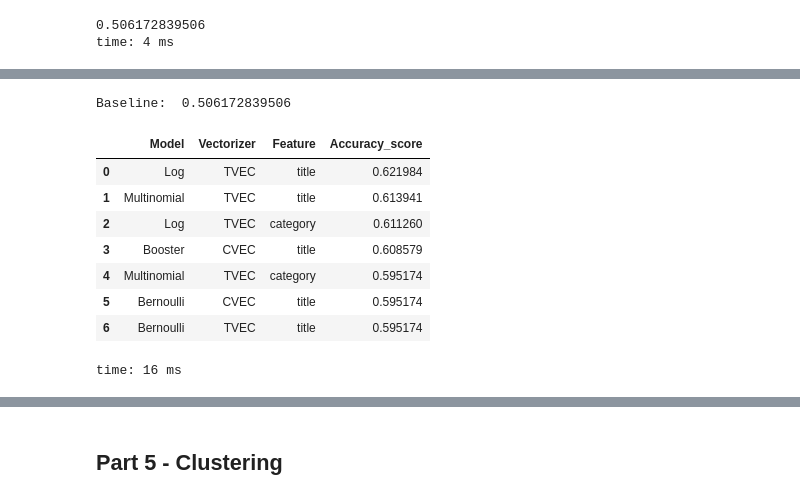
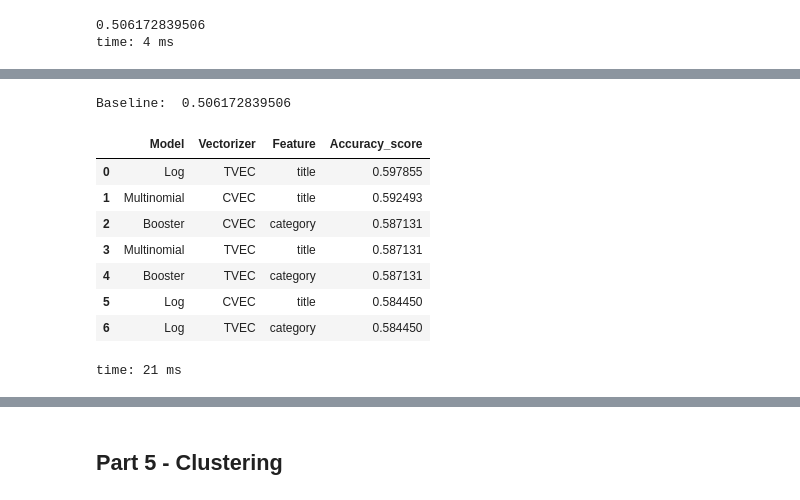
Before and after one commit to chrisk447/Capstone-GA, a Jupyter notebook: StockX Notebook.ipynb, the cells around one changed output, grey strips where cells are left out. Drawn from its saved outputs; the diff is of its cells as text; code cells hidden in the pictures.

```diff
--- a/StockX Notebook.ipynb
+++ b/StockX Notebook.ipynb
@@ -421,12 +418,11 @@ time: 8 ms
 # %%
 # Going to try several vectorizers and models. Better to write a function that will do this in one step.
-def tokenize_test(text, vect, model, target='rarity_bool',
-                  X_train=X_train, X_test=X_test, y_train=y_train, y_test=y_test):
+def tokenize_test(text, vect, model):
     '''Arguments are text, vect, model, target (in strings), X_train, X_test, y_train, y_test.
     Used to find the accuracy of the rarity.'''
     X = tops[text]
-    y = tops[target]
-    X_train, X_test, y_train, y_test = train_test_split(X, y, train_size = .8)
+    y = tops['rarity_bool']
+    X_train, X_test, y_train, y_test = train_test_split(X, y, train_size = .8, random_state=42)
     X_train_dtm = vect.fit_transform(X_train)
 
     X_test_dtm = vect.transform(X_test)
@@ -435,7 +431,7 @@ def tokenize_test(text, vect, model, target='rarity_bool',
     return accuracy_score(y_test, y_pred_class)
 
 # Making a function to make a dataframe for the accuracy results of tokenize_test
-def accuracy_df_maker(models, vectors, texts, target):
+def accuracy_df_maker(models, vectors, texts, last_df=False):
     '''models and vectors are dictionarys with key as the label and value as the object.
     texts is a list of features to test on. Returns a sorted dataframe with accuracy scores
     of every model, vectorizer, and feature combintion'''
@@ -443,8 +439,12 @@ def accuracy_df_maker(models, vectors, texts, target):
     for model_k, model_v in models.items():
         for vect_k, vect_v in vectors.items():
             for text in texts:
-                Accuracy_scores.append((model_k, vect_k, text, tokenize_test(text, vect_v, model_v, target)))
+                Accuracy_scores.append((model_k, vect_k, text, tokenize_test(text, vect_v, model_v)))
 
     df = pd.DataFrame(Accuracy_scores, columns=['Model', 'Vectorizer', 'Feature', 'Accuracy_score'])
+
+    if isinstance(last_df,pd.DataFrame):
+        df = pd.concat([last_df, df])
+
     return df.sort_values('Accuracy_score', ascending=False).reset_index(drop=True)
 # %% [output]
@@ -459,7 +459,7 @@ vectors = {'CVEC':cvec, 'HVEC':hvec, 'TVEC': tvec}
 texts = ['colorway_token', 'category', 'title', 'name']
 
 # Function run
-nlp = accuracy_df_maker(models, vectors, texts, 'rarity_bool')
+nlp = accuracy_df_maker(models, vectors, texts)
 print 'Baseline: ', baseline
 nlp.head()
 # %% [output]
@@ -478,6 +478,6 @@ time: 5.65 s
 models2 = {'Random Forest':RandomForestClassifier(), 'Multinomial':MultinomialNB()}
 vectors2 = {'CVEC':cvec, 'TVEC':tvec}
 
-nlp_add = accuracy_df_maker(models2, vectors2, texts, target='rarity_bool')
-nlp_df = pd.concat([nlp, nlp_add]).sort_values('Accuracy_score', ascending=False).reset_index(drop=True).copy()
+nlp2 = accuracy_df_maker(models2, vectors2, texts, last_df=nlp)
+nlp2.head()
 # %% [output]
@@ -489,12 +495,12 @@ time: 2.84 s
 from sklearn.ensemble import BaggingClassifier, AdaBoostClassifier
 from sklearn.tree import DecisionTreeClassifier
 dtree = DecisionTreeClassifier()
-bagger = BaggingClassifier(dtree, max_samples=0.5, max_features=0.5)
+bagger = BaggingClassifier(dtree, max_samples=1.0, max_features=1.0)
 booster = AdaBoostClassifier(dtree, n_estimators=50, learning_rate=1.0)
 
 # Parameter setup
 models3 = {'Bagger':bagger, 'Booster':booster}
 
-bag_add = accuracy_df_maker(models3, vectors2, texts, target='rarity_bool')
-df = pd.concat([nlp_df, bag_add]).sort_values('Accuracy_score', ascending=False).reset_index(drop=True).copy()
+df = accuracy_df_maker(models3, vectors2, texts, last_df=nlp2)
+df.head()
 # %% [output]
@@ -502,16 +514,16 @@ time: 48.4 s
 # %%
 print 'Baseline: ', baseline
-df[df.Accuracy_score > baseline*1.175]
+df[df.Accuracy_score > baseline*1.15]
 # %% [output]
 Baseline:  0.506172839506
 |  | Model | Vectorizer | Feature | Accuracy_score |
-| 0 | Log | TVEC | title | 0.621984 |
-| 1 | Multinomial | TVEC | title | 0.613941 |
-| 2 | Log | TVEC | category | 0.611260 |
-| 3 | Booster | CVEC | title | 0.608579 |
-| 4 | Multinomial | TVEC | category | 0.595174 |
-| 5 | Bernoulli | CVEC | title | 0.595174 |
-| 6 | Bernoulli | TVEC | title | 0.595174 |
+| 0 | Log | TVEC | title | 0.597855 |
+| 1 | Multinomial | CVEC | title | 0.592493 |
+| 2 | Booster | CVEC | category | 0.587131 |
+| 3 | Multinomial | TVEC | title | 0.587131 |
+| 4 | Booster | TVEC | category | 0.587131 |
+| 5 | Log | CVEC | title | 0.584450 |
+| 6 | Log | TVEC | category | 0.584450 |
-time: 16 ms
+time: 21 ms
 # %%
 # Trying to finetune models to achieve better accuracy scores
```
Also changed, not shown: parts of 22 cells of this notebook.
